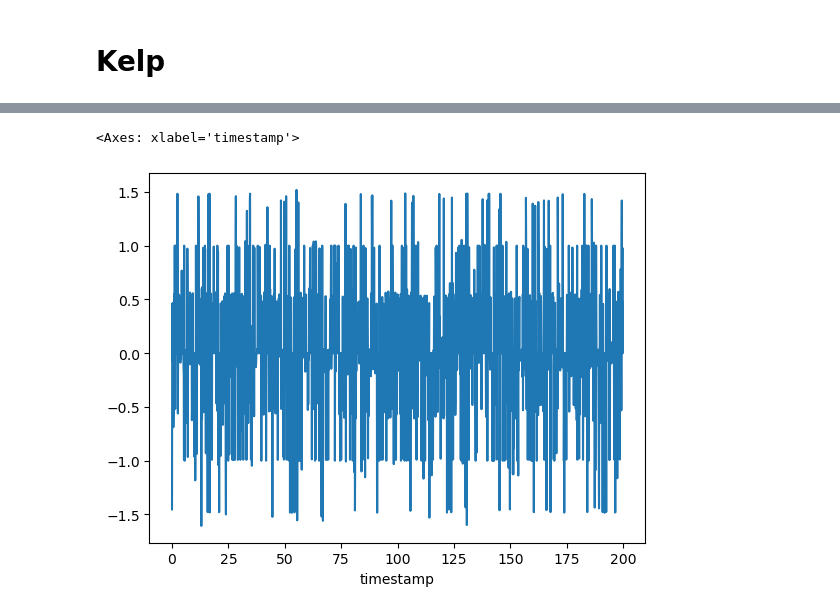
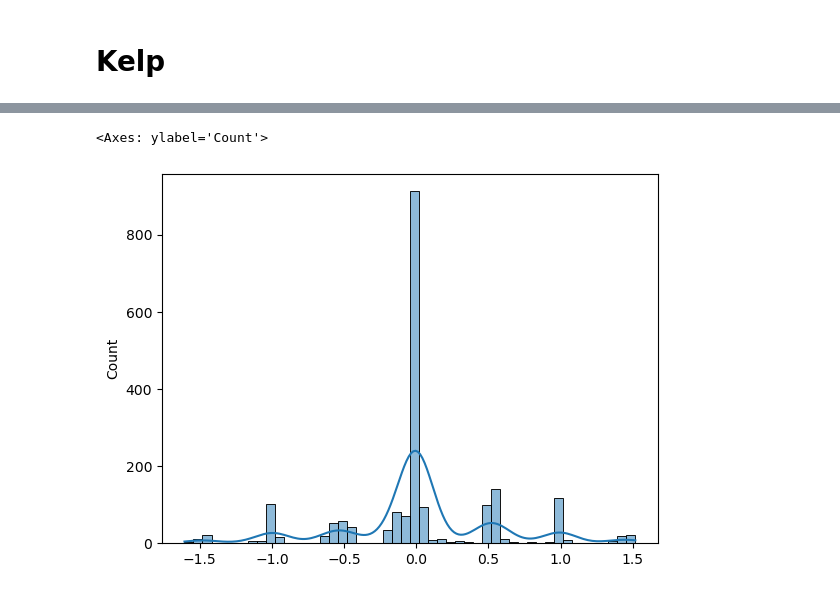
Before and after one commit to jofu-tofu/Prosperity-3, a Jupyter notebook: Testing/Round 0/eda.ipynb, the cells around one changed output, grey strips where cells are left out. Drawn from its saved outputs; the diff is of its cells as text; code cells hidden in the pictures.

Commit message:
plotting eda

```diff
--- a/Testing/Round 0/eda.ipynb
+++ b/Testing/Round 0/eda.ipynb
@@ -33,5 +31,5 @@ kelp_raw['vwap'].plot()
 # %%
-(kelp_raw['vwap'] - kelp_raw['mid_price']).plot()
+sns.histplot(kelp_raw['vwap'] - kelp_raw['mid_price'], bins=50, kde=True)
 # %% [output]
-<Axes: xlabel='timestamp'>
+<Axes: ylabel='Count'>
-[figure, old version]
+[figure, new version]
```
Also changed, not shown: parts of 6 cells of this notebook, 1 other file.
